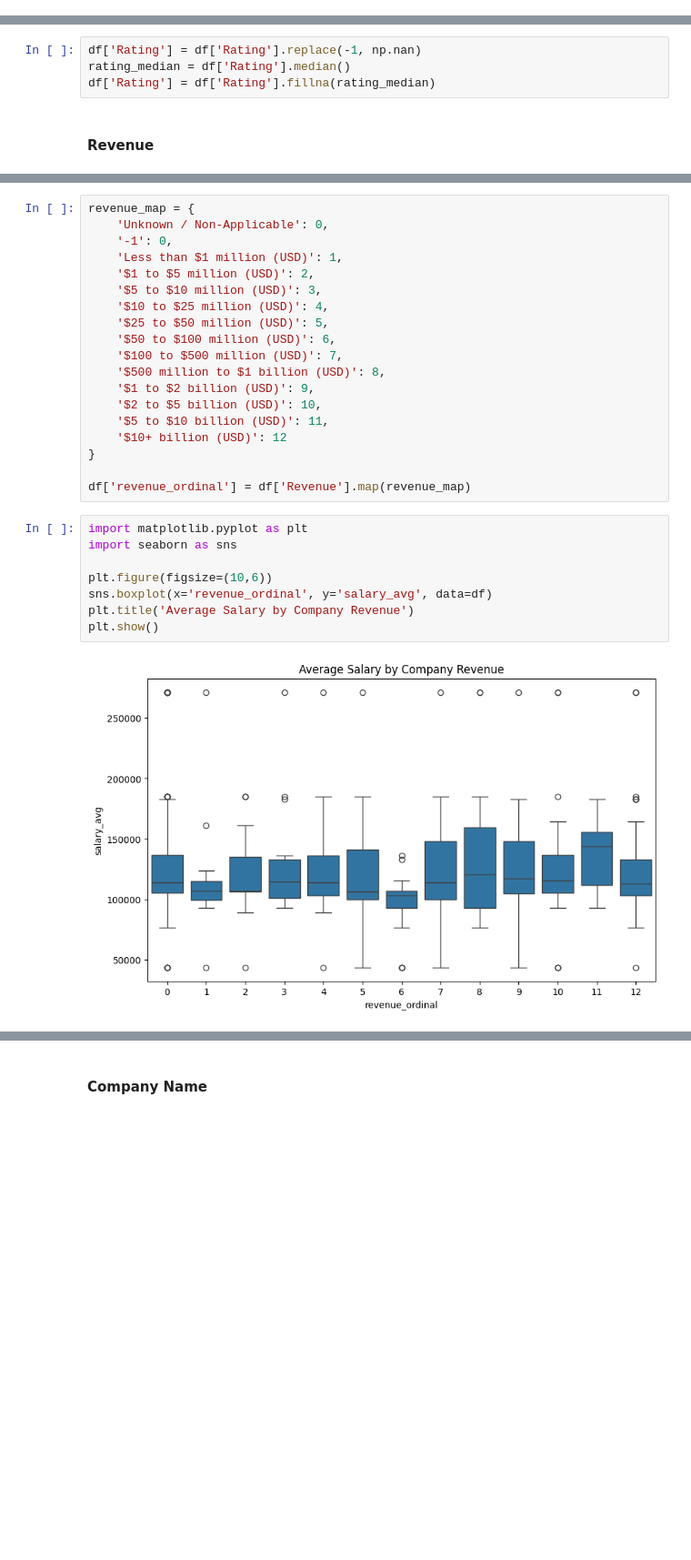
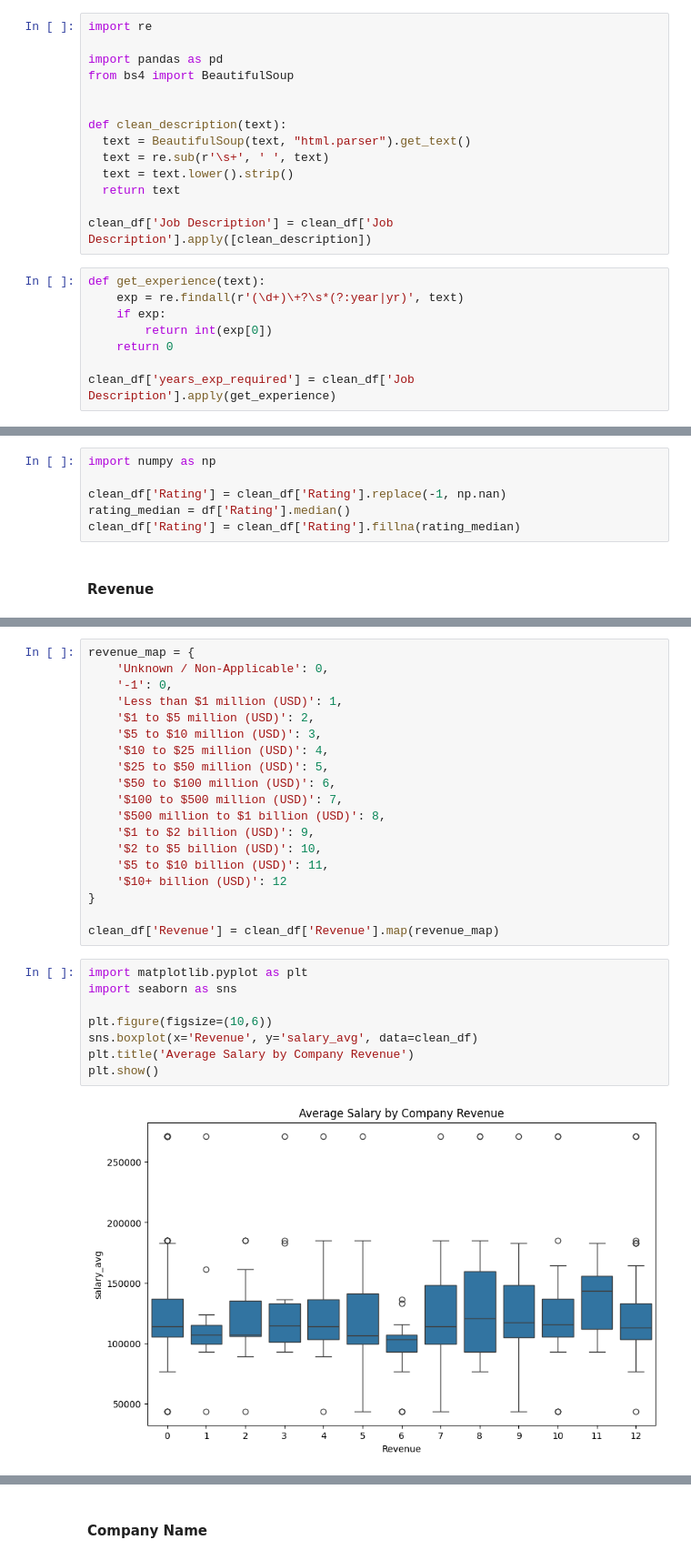
Before and after one commit to codehass/HR-Pulse, a Jupyter notebook: ml/eda.ipynb, the cells around one changed output, grey strips where cells are left out. Shown at 91% size. Drawn from its saved outputs; the diff is of its cells as text; blank space fills up the shorter version.

```diff
--- a/ml/eda.ipynb
+++ b/ml/eda.ipynb
@@ -199,0 +237,22 @@ df['Job Description'][0]
+# %%
+import re
+
+import pandas as pd
+from bs4 import BeautifulSoup
+
+
+def clean_description(text):
+  text = BeautifulSoup(text, "html.parser").get_text()
+  text = re.sub(r'\s+', ' ', text)
+  text = text.lower().strip()
+  return text
+
+clean_df['Job Description'] = clean_df['Job Description'].apply([clean_description])
+# %%
+def get_experience(text):
+    exp = re.findall(r'(\d+)\+?\s*(?:year|yr)', text)
+    if exp:
+        return int(exp[0])
+    return 0
+
+clean_df['years_exp_required'] = clean_df['Job Description'].apply(get_experience)
@@ -200,9 +292,11 @@ df['Job Description'][0]
 # %% [markdown]
 #### Rating
 # %%
-df['Rating'] = df['Rating'].replace(-1, np.nan)
+import numpy as np
+
+clean_df['Rating'] = clean_df['Rating'].replace(-1, np.nan)
 rating_median = df['Rating'].median()
-df['Rating'] = df['Rating'].fillna(rating_median)
+clean_df['Rating'] = clean_df['Rating'].fillna(rating_median)
 # %% [markdown]
 #### Revenue
 # %%
@@ -235,15 +329,15 @@ revenue_map = {
     '$10+ billion (USD)': 12
 }
 
-df['revenue_ordinal'] = df['Revenue'].map(revenue_map)
+clean_df['Revenue'] = clean_df['Revenue'].map(revenue_map)
 # %%
 import matplotlib.pyplot as plt
 import seaborn as sns
 
 plt.figure(figsize=(10,6))
-sns.boxplot(x='revenue_ordinal', y='salary_avg', data=df)
+sns.boxplot(x='Revenue', y='salary_avg', data=clean_df)
 plt.title('Average Salary by Company Revenue')
 plt.show()
 # %% [output]
-[figure, old version]
+[figure, new version]
 # %%
```
Also changed, not shown: parts of 55 cells of this notebook.
